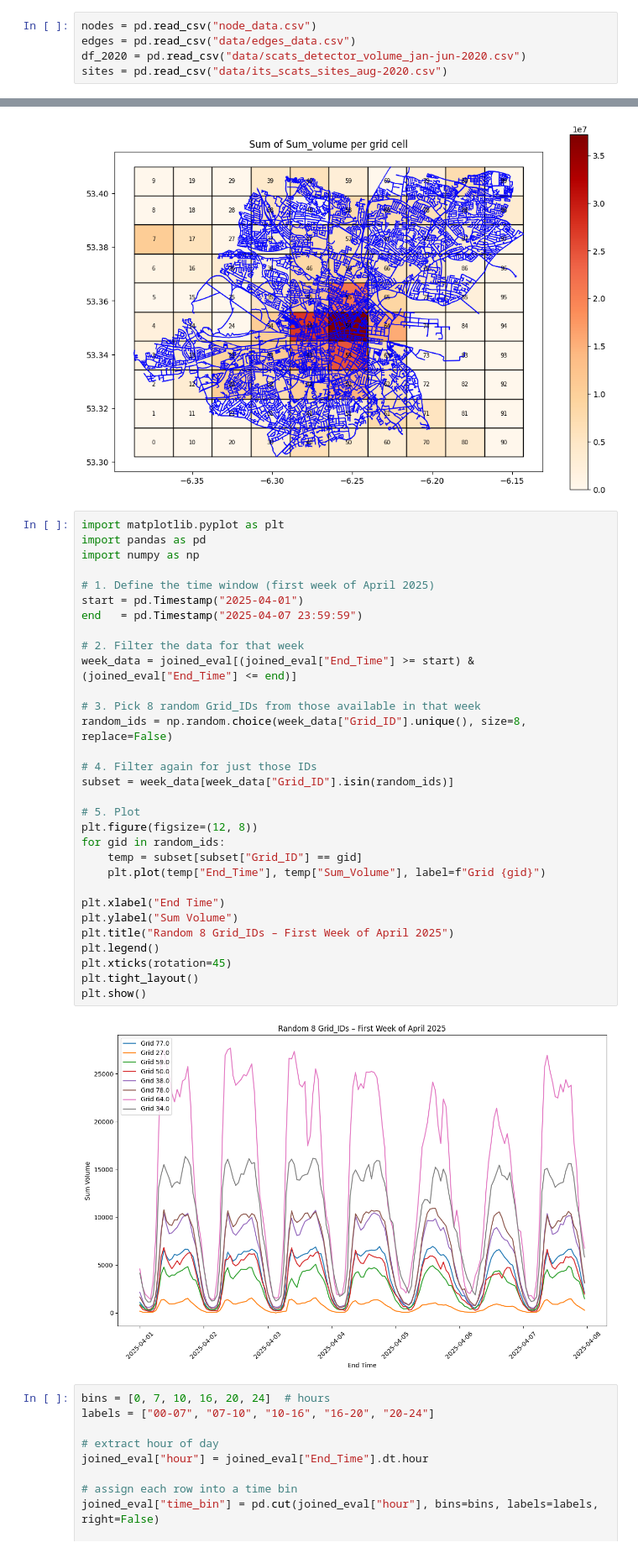
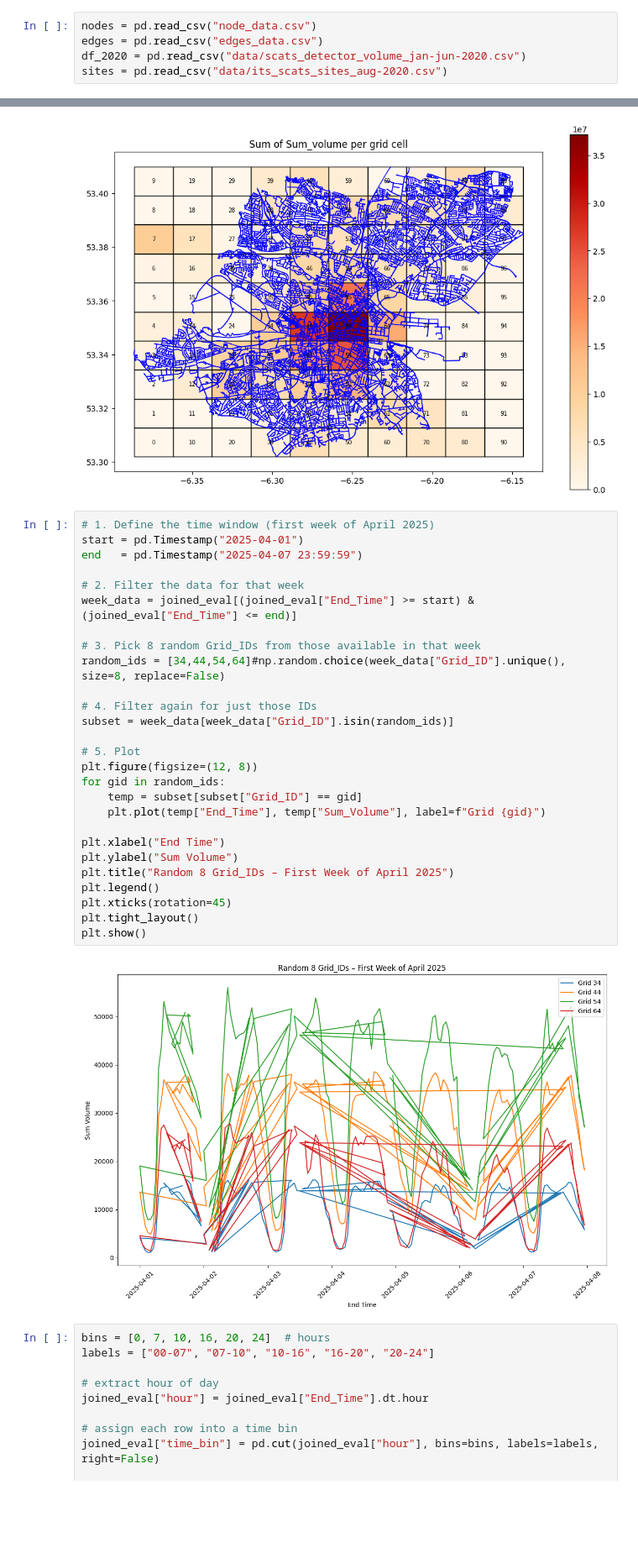
Before and after one commit to kirva123/Hackathon2025, a Jupyter notebook: Regional copy.ipynb, the cells around one changed output, grey strips where cells are left out. Shown at 84% size. Drawn from its saved outputs; the diff is of its cells as text; blank space fills up the shorter version.

```diff
--- a/Regional copy.ipynb
+++ b/Regional copy.ipynb
@@ -8,7 +8,7 @@ from shapely.geometry import Point, box
 import datetime as dt
 # %%
 nodes = pd.read_csv("node_data.csv")
-edges = pd.read_csv("data/edges_data.csv")
+edges = pd.read_csv("edges_data.csv")
 df_2020 = pd.read_csv("data/scats_detector_volume_jan-jun-2020.csv")
 sites = pd.read_csv("data/its_scats_sites_aug-2020.csv")
 # %%
@@ -206,38 +201,34 @@ plt.show()
 # %% [output]
 [figure]
 # %%
-import matplotlib.pyplot as plt
-import pandas as pd
-import numpy as np
-
 # 1. Define the time window (first week of April 2025)
 start = pd.Timestamp("2025-04-01")
 end   = pd.Timestamp("2025-04-07 23:59:59")
 
 # 2. Filter the data for that week
 week_data = joined_eval[(joined_eval["End_Time"] >= start) & (joined_eval["End_Time"] <= end)]
 
 # 3. Pick 8 random Grid_IDs from those available in that week
-random_ids = np.random.choice(week_data["Grid_ID"].unique(), size=8, replace=False)
+random_ids = [34,44,54,64]#np.random.choice(week_data["Grid_ID"].unique(), size=8, replace=False)
 
 # 4. Filter again for just those IDs
 subset = week_data[week_data["Grid_ID"].isin(random_ids)]
 
 # 5. Plot
 plt.figure(figsize=(12, 8))
 for gid in random_ids:
     temp = subset[subset["Grid_ID"] == gid]
     plt.plot(temp["End_Time"], temp["Sum_Volume"], label=f"Grid {gid}")
 
 plt.xlabel("End Time")
 plt.ylabel("Sum Volume")
 plt.title("Random 8 Grid_IDs – First Week of April 2025")
 plt.legend()
 plt.xticks(rotation=45)
 plt.tight_layout()
 plt.show()
 # %% [output]
-[figure, old version]
+[figure, new version]
 # %%
 bins = [0, 7, 10, 16, 20, 24]  # hours
 labels = ["00-07", "07-10", "10-16", "16-20", "20-24"]
```
Also changed, not shown: parts of 6 cells of this notebook, 1 other file.
